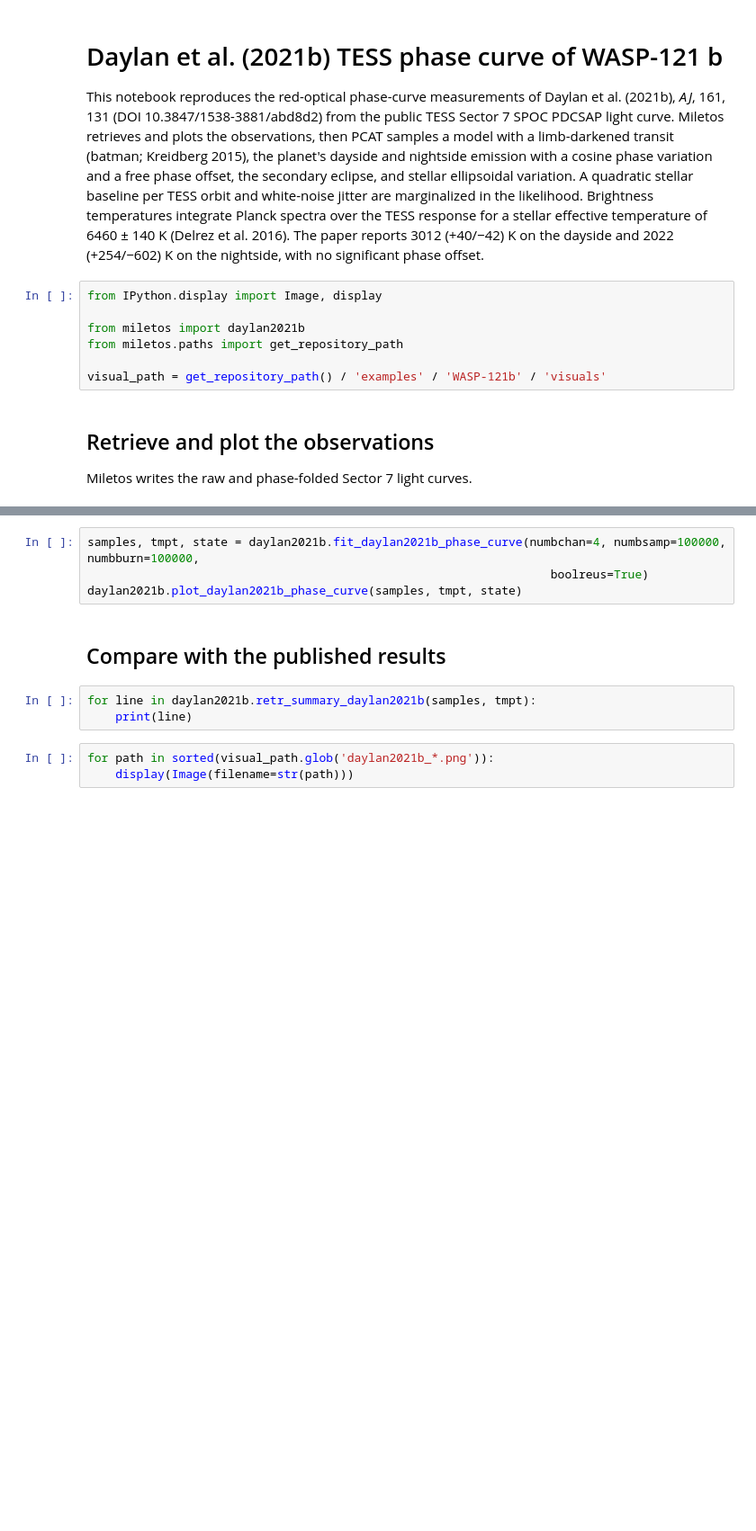
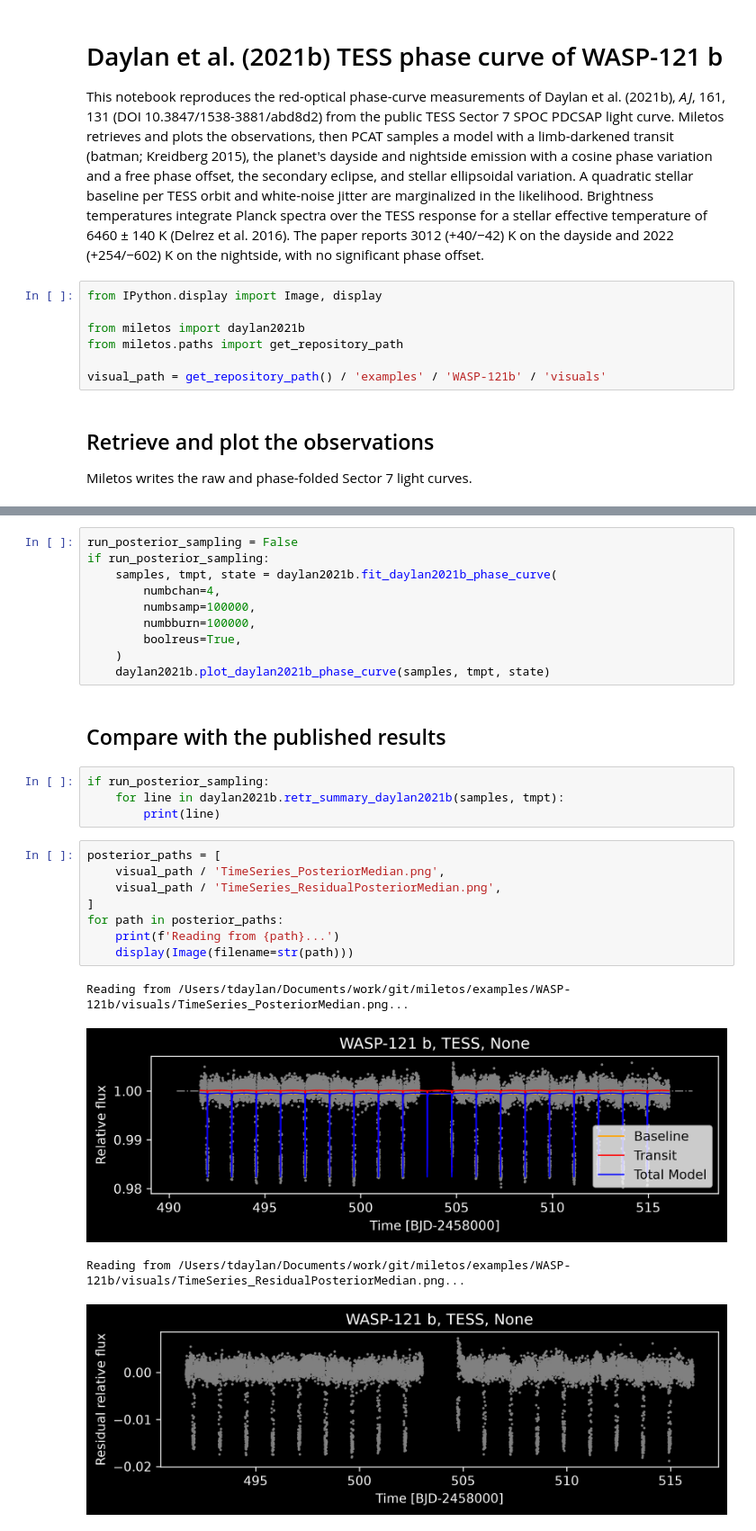
Before and after one commit to tansudaylan/miletos, a Jupyter notebook: examples/WASP-121b/Daylan2021b.ipynb, the cells around one changed output, grey strips where cells are left out. Shown at 90% size. Drawn from its saved outputs; the diff is of its cells as text; blank space fills up the shorter version.

```diff
--- a/examples/WASP-121b/Daylan2021b.ipynb
+++ b/examples/WASP-121b/Daylan2021b.ipynb
@@ -22,12 +40,29 @@ Four chains of 200,000 sweeps each take about 30 minutes. Set `boolreus=True` to
 # %%
-samples, tmpt, state = daylan2021b.fit_daylan2021b_phase_curve(numbchan=4, numbsamp=100000, numbburn=100000,
-                                                                  boolreus=True)
-daylan2021b.plot_daylan2021b_phase_curve(samples, tmpt, state)
+run_posterior_sampling = False
+if run_posterior_sampling:
+    samples, tmpt, state = daylan2021b.fit_daylan2021b_phase_curve(
+        numbchan=4,
+        numbsamp=100000,
+        numbburn=100000,
+        boolreus=True,
+    )
+    daylan2021b.plot_daylan2021b_phase_curve(samples, tmpt, state)
 # %% [markdown]
 ## Compare with the published results
 # %%
-for line in daylan2021b.retr_summary_daylan2021b(samples, tmpt):
-    print(line)
+if run_posterior_sampling:
+    for line in daylan2021b.retr_summary_daylan2021b(samples, tmpt):
+        print(line)
 # %%
-for path in sorted(visual_path.glob('daylan2021b_*.png')):
+posterior_paths = [
+    visual_path / 'TimeSeries_PosteriorMedian.png',
+    visual_path / 'TimeSeries_ResidualPosteriorMedian.png',
+]
+for path in posterior_paths:
+    print(f'Reading from {path}...')
     display(Image(filename=str(path)))
+# %% [output]
+Reading from /Users/tdaylan/Documents/work/git/miletos/examples/WASP-121b/visuals/TimeSeries_PosteriorMedian.png...
+[figure, added]
+Reading from /Users/tdaylan/Documents/work/git/miletos/examples/WASP-121b/visuals/TimeSeries_ResidualPosteriorMedian.png...
+[figure, added]
```
Also changed, not shown: parts of 2 cells of this notebook, 7 other files.
